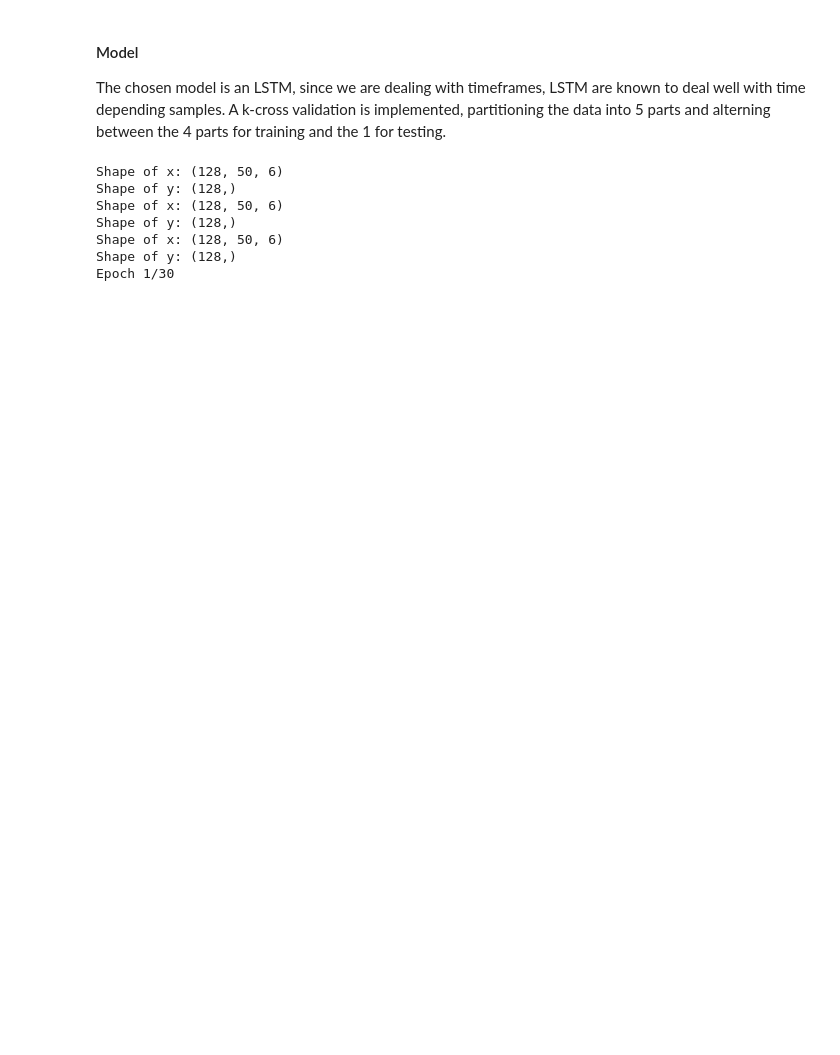
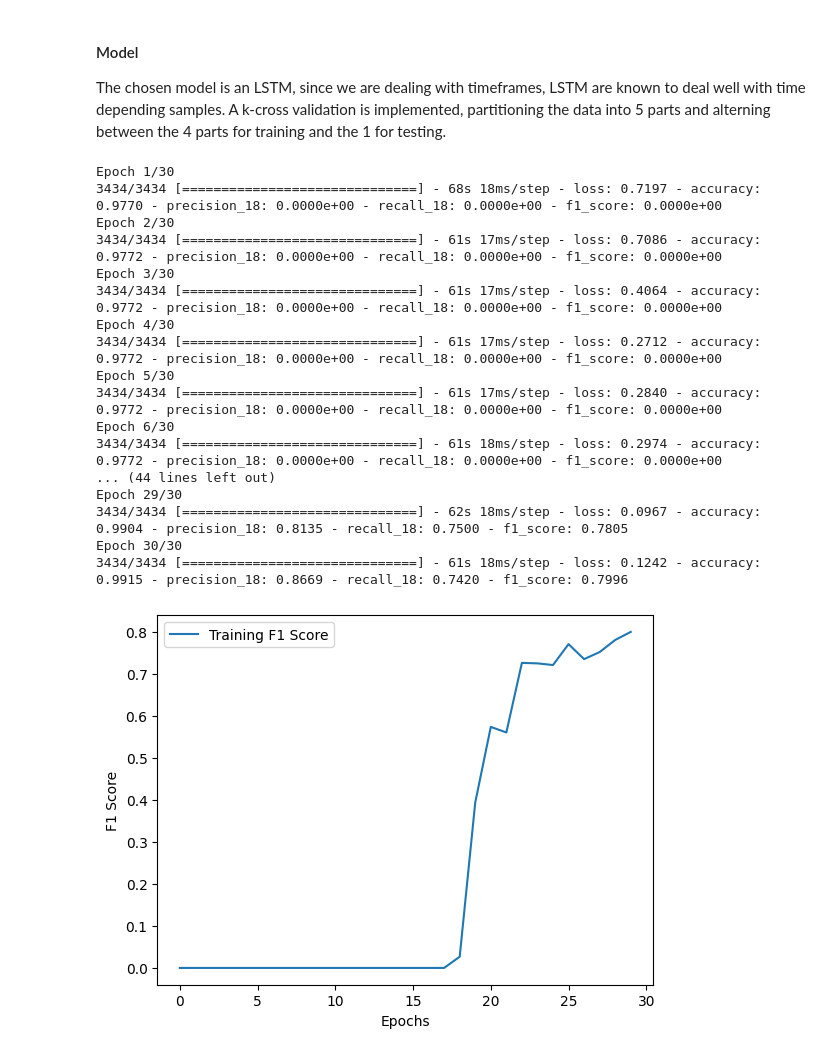
Before and after one commit to samymessal/EEG_octo, a Jupyter notebook: files/full_sleep_classification.ipynb, the cells around one changed output. Saved outputs shown, nothing was run; the diff lists cells and outputs as text; code cells hidden in the pictures; blank space fills up the shorter version.

```diff
--- a/files/full_sleep_classification.ipynb
+++ b/files/full_sleep_classification.ipynb
@@ -328,51 +356,54 @@ def create_model():
 
     return Model(inputs=input_layer, outputs=output_layer)
 # %%
-# for idx, elem in enumerate(dataset):
-#   print(f'batch #{idx}: {elem}')
-
-for x, y in dataset.take(3):
-    print("Shape of x:", x.shape)
-    print("Shape of y:", y.shape)
-
-
 # Define the model architecture
 model = create_model()
 
 # Compile the model
 model.compile(
     optimizer=keras.optimizers.Adam(),
     loss="binary_crossentropy",
     metrics=[
         'accuracy',
         tf.keras.metrics.Precision(),
         tf.keras.metrics.Recall(),
         F1Score(),
     ]
 )
 
 # Train the model
 history = model.fit(
     dataset,
     epochs=30,
-    class_weight={label: weight for label, weight in enumerate(class_weights)}
+    class_weight={label: 1 for label, weight in enumerate(class_weights)}
 )
 
 
 training_f1_scores = history.history['f1_score']
-validation_f1_scores = history.history['val_f1_score']
+# validation_f1_scores = history.history['val_f1_score']
 
 plt.plot(training_f1_scores, label='Training F1 Score')
-plt.plot(validation_f1_scores, label='Validation F1 Score')
+# plt.plot(validation_f1_scores, label='Validation F1 Score')
 plt.xlabel('Epochs')
 plt.ylabel('F1 Score')
 plt.legend()
 plt.show()
 # %% [output]
-Shape of x: (128, 50, 6)
-Shape of y: (128,)
-Shape of x: (128, 50, 6)
-Shape of y: (128,)
-Shape of x: (128, 50, 6)
-Shape of y: (128,)
 Epoch 1/30
+3434/3434 [==============================] - 68s 18ms/step - loss: 0.7197 - accuracy: 0.9770 - precision_18: 0.0000e+00 - recall_18: 0.0000e+00 - f1_score: 0.0000e+00
+Epoch 2/30
+3434/3434 [==============================] - 61s 17ms/step - loss: 0.7086 - accuracy: 0.9772 - precision_18: 0.0000e+00 - recall_18: 0.0000e+00 - f1_score: 0.0000e+00
+Epoch 3/30
+3434/3434 [==============================] - 61s 17ms/step - loss: 0.4064 - accuracy: 0.9772 - precision_18: 0.0000e+00 - recall_18: 0.0000e+00 - f1_score: 0.0000e+00
+Epoch 4/30
+3434/3434 [==============================] - 61s 17ms/step - loss: 0.2712 - accuracy: 0.9772 - precision_18: 0.0000e+00 - recall_18: 0.0000e+00 - f1_score: 0.0000e+00
+Epoch 5/30
+3434/3434 [==============================] - 61s 17ms/step - loss: 0.2840 - accuracy: 0.9772 - precision_18: 0.0000e+00 - recall_18: 0.0000e+00 - f1_score: 0.0000e+00
+Epoch 6/30
+3434/3434 [==============================] - 61s 18ms/step - loss: 0.2974 - accuracy: 0.9772 - precision_18: 0.0000e+00 - recall_18: 0.0000e+00 - f1_score: 0.0000e+00
+... (44 lines left out)
+Epoch 29/30
+3434/3434 [==============================] - 62s 18ms/step - loss: 0.0967 - accuracy: 0.9904 - precision_18: 0.8135 - recall_18: 0.7500 - f1_score: 0.7805
+Epoch 30/30
+3434/3434 [==============================] - 61s 18ms/step - loss: 0.1242 - accuracy: 0.9915 - precision_18: 0.8669 - recall_18: 0.7420 - f1_score: 0.7996
+[figure, added]
```
Also changed, not shown: parts of 3 cells of this notebook.
